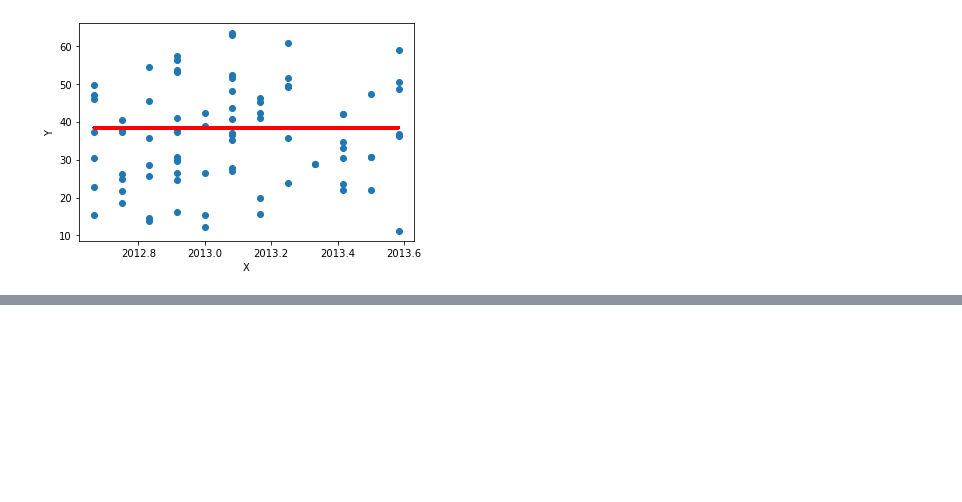
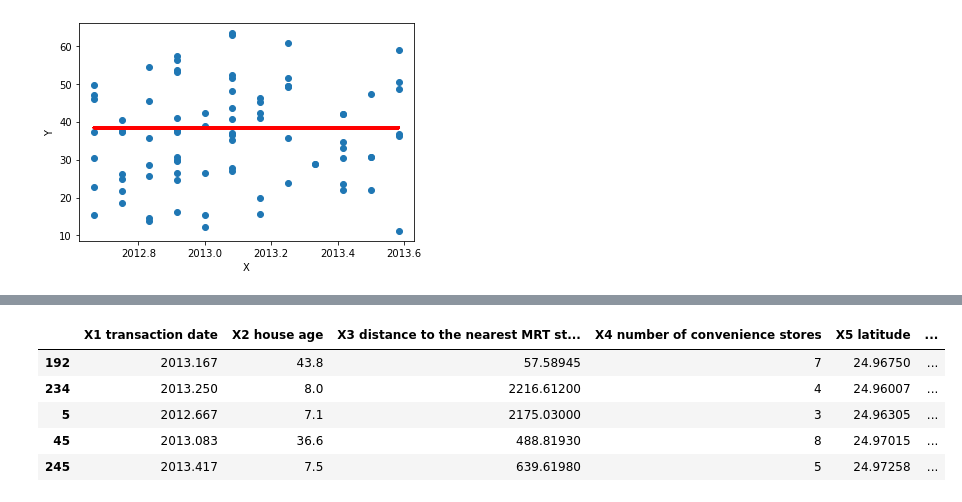
Before and after one commit to GLADI8R/ML-stuffs, a Jupyter notebook: LR/linear_regression.ipynb, the cells around one changed output, grey strips where cells are left out. Saved outputs shown, nothing was run; the diff lists cells and outputs as text; code cells hidden in the pictures; blank space fills up the shorter version.

```diff
--- a/LR/linear_regression.ipynb
+++ b/LR/linear_regression.ipynb
@@ -131,0 +144,13 @@ plt.show()
+# %%
+x_train, x_test, y_train, y_test = train_test_split(df.iloc[:, 1:7], df['Y house price of unit area'], test_size=0.2, random_state=42)
+y_train = y_train.values.reshape(-1,1)
+y_test = y_test.values.reshape(-1,1)
+
+x_train.head()
+# %% [output]
+|  | X1 transaction date | X2 house age | X3 distance to the nearest MRT st... | X4 number of convenience stores | X5 latitude | ... |
+| 192 | 2013.167 | 43.8 | 57.58945 | 7 | 24.96750 | ... |
+| 234 | 2013.250 | 8.0 | 2216.61200 | 4 | 24.96007 | ... |
+| 5 | 2012.667 | 7.1 | 2175.03000 | 3 | 24.96305 | ... |
+| 45 | 2013.083 | 36.6 | 488.81930 | 8 | 24.97015 | ... |
+| 245 | 2013.417 | 7.5 | 639.61980 | 5 | 24.97258 | ... |
```
Also changed, not shown: parts of 3 cells of this notebook.
